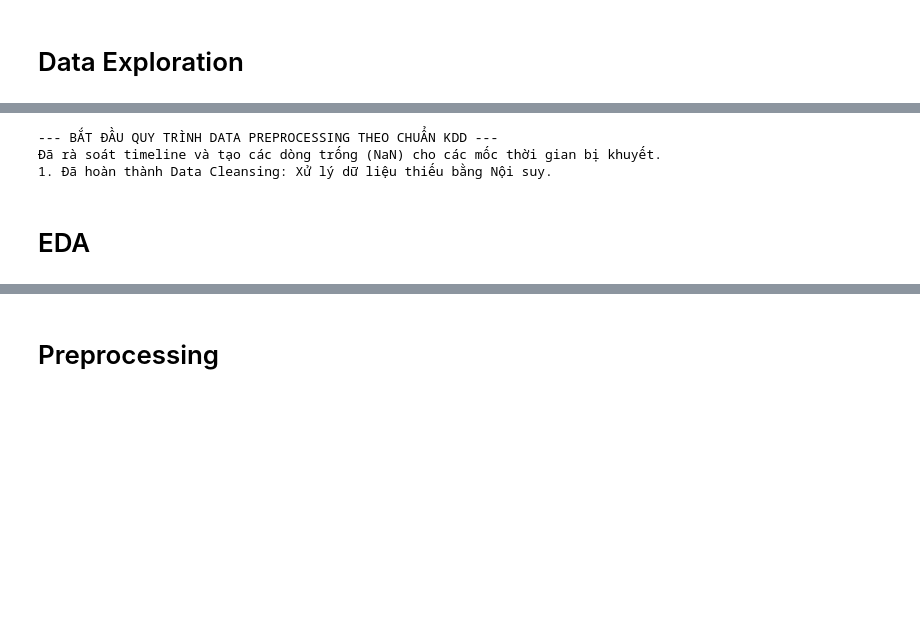
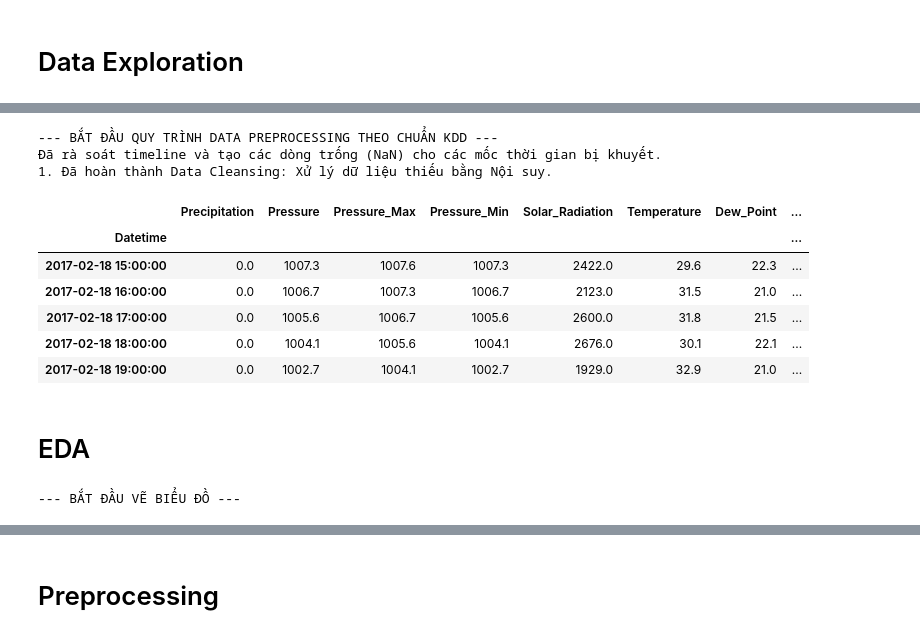
Before and after one commit to HKRM1006/S252, a Jupyter notebook: notebook/[S252]_DADN_EDA_&_Preprocessing.ipynb, the cells around one changed output, grey strips where cells are left out. Drawn from its saved outputs; the diff is of its cells as text; code cells hidden in the pictures; blank space fills up the shorter version.

```diff
--- a/notebook/[S252]_DADN_EDA_&_Preprocessing.ipynb
+++ b/notebook/[S252]_DADN_EDA_&_Preprocessing.ipynb
@@ -214,36 +146,36 @@ df_station.drop(columns=['Solar_Radiation'], inplace=True)
-# %%
-from sklearn.preprocessing import StandardScaler
-import pandas as pd
-import numpy as np
-
-print("--- BẮT ĐẦU QUY TRÌNH DATA PREPROCESSING THEO CHUẨN KDD ---")
-
-# ==============================================================================
-# BƯỚC 1: DATA CLEANSING (Làm sạch & Nội suy Missing Data)
-# Căn cứ: Giải quyết dữ liệu thiếu bằng phương pháp cập nhật tự động [cite: 243-251]
-# ==============================================================================
-df_clean = df_station.copy()
-
-df_clean = df_clean.asfreq('1H')
-print("Đã rà soát timeline và tạo các dòng trống (NaN) cho các mốc thời gian bị khuyết.")
-
-# Chọn các biến số học cần nội suy (loại bỏ biến dạng chuỗi/metadata)
-numeric_cols = df_clean.select_dtypes(include=['float64', 'int64']).columns.tolist()
-
-# Nội suy tuyến tính theo thời gian (Time-series interpolation) cho dữ liệu bị thiếu
-df_clean[numeric_cols] = df_clean[numeric_cols].interpolate(method='time')
-
-# Điền các giá trị NaN ở biên (nếu có) bằng Forward Fill / Backward Fill
-df_clean[numeric_cols] = df_clean[numeric_cols].ffill()
-df_clean.dropna(subset=numeric_cols, inplace=True)
-
-print("1. Đã hoàn thành Data Cleansing: Xử lý dữ liệu thiếu bằng Nội suy.")
-# %% [output]
---- BẮT ĐẦU QUY TRÌNH DATA PREPROCESSING THEO CHUẨN KDD ---
-Đã rà soát timeline và tạo các dòng trống (NaN) cho các mốc thời gian bị khuyết.
-1. Đã hoàn thành Data Cleansing: Xử lý dữ liệu thiếu bằng Nội suy.
+# %%
+df_clean = interpolate_data(df_station)
+display(df_clean.head())
+# %% [output]
+--- BẮT ĐẦU QUY TRÌNH DATA PREPROCESSING THEO CHUẨN KDD ---
+Đã rà soát timeline và tạo các dòng trống (NaN) cho các mốc thời gian bị khuyết.
+1. Đã hoàn thành Data Cleansing: Xử lý dữ liệu thiếu bằng Nội suy.
+|  | Precipitation | Pressure | Pressure_Max | Pressure_Min | Solar_Radiation | Temperature | Dew_Point | ... |
+| Datetime |  |  |  |  |  |  |  | ... |
+| 2017-02-18 15:00:00 | 0.0 | 1007.3 | 1007.6 | 1007.3 | 2422.0 | 29.6 | 22.3 | ... |
+| 2017-02-18 16:00:00 | 0.0 | 1006.7 | 1007.3 | 1006.7 | 2123.0 | 31.5 | 21.0 | ... |
+| 2017-02-18 17:00:00 | 0.0 | 1005.6 | 1006.7 | 1005.6 | 2600.0 | 31.8 | 21.5 | ... |
+| 2017-02-18 18:00:00 | 0.0 | 1004.1 | 1005.6 | 1004.1 | 2676.0 | 30.1 | 22.1 | ... |
+| 2017-02-18 19:00:00 | 0.0 | 1002.7 | 1004.1 | 1002.7 | 1929.0 | 32.9 | 21.0 | ... |
 # %%
 df_clean['Rain'] = (df_clean['Precipitation'].shift(-1) > 0).astype(int)
 df_clean = df_clean.iloc[:-1].copy()
 # %% [markdown]
 # EDA
+# %%
+# ==============================================================================
+# PHÂN TÍCH KHÁM PHÁ DỮ LIỆU (EDA)
+# ==============================================================================
+sns.set_theme(style="whitegrid")
+warm_palette = sns.color_palette("flare")
+heat_cmap = sns.color_palette("flare", as_cmap=True)
+
+print("\n--- BẮT ĐẦU VẼ BIỂU ĐỒ ---")
+
+# Tính toán linh hoạt số hàng/cột cho biểu đồ dựa trên số lượng core_features
+core_features = ['Temperature', 'Humidity', 'Wind_Direction', 'Wind_Gust', 'Wind_Speed', 'Pressure', 'Dew_Point', 'Precipitation', 'Solar_Radiation']
+num_features = len(core_features)
+num_cols = 3
+num_rows = (num_features + num_cols - 1) // num_cols
+# %% [output]
+--- BẮT ĐẦU VẼ BIỂU ĐỒ ---
```
Also changed, not shown: parts of 21 cells of this notebook, 7 other files.
